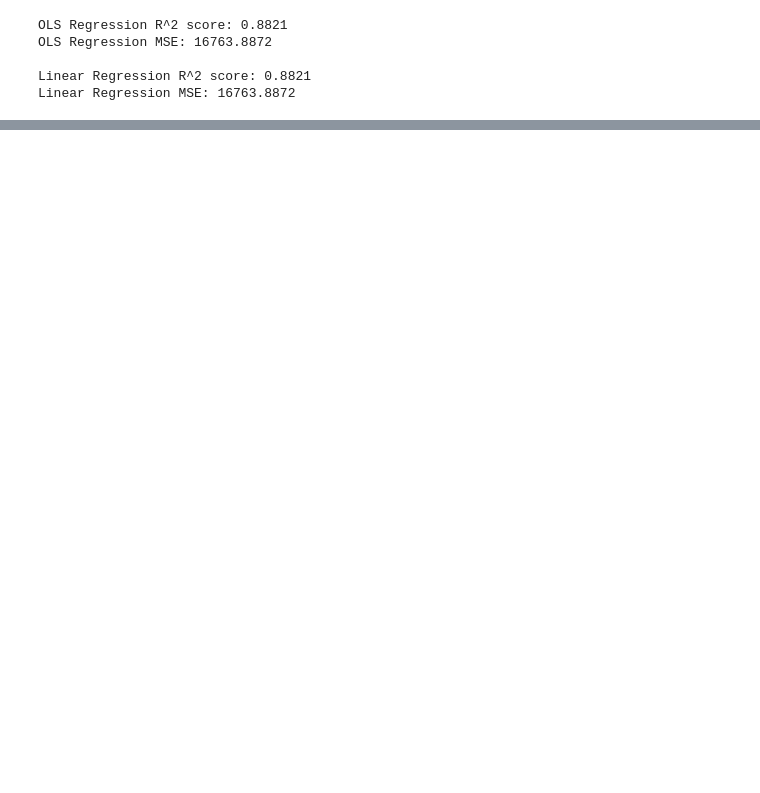
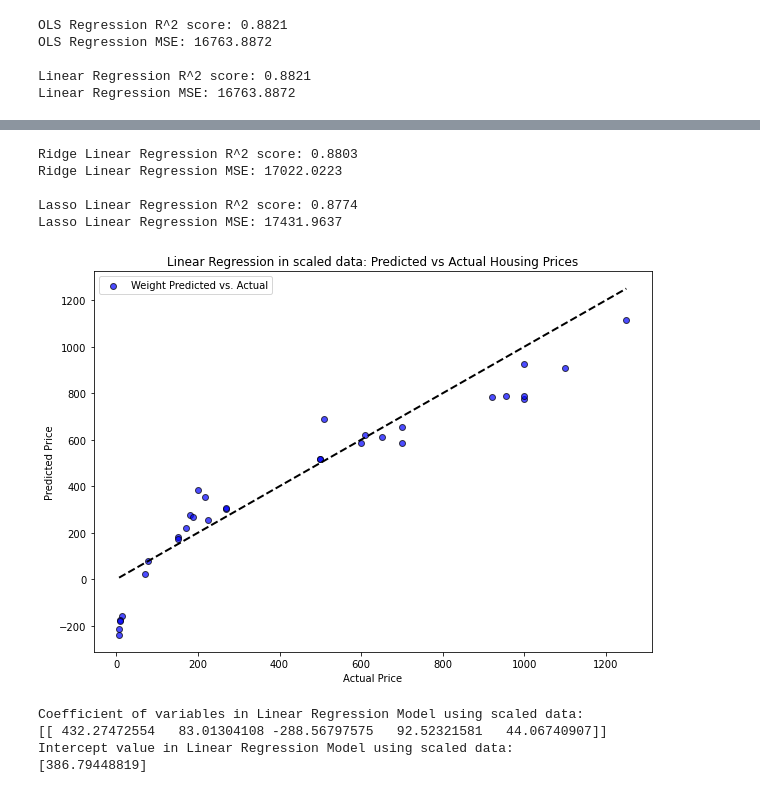
Before and after one commit to buddhathapa12/machine-learning, a Jupyter notebook: linearRegression_Assignment1/E923Q669_CS770_Asignment1_Q2.ipynb, the cells around one changed output, grey strips where cells are left out. Drawn from its saved outputs; the diff is of its cells as text; code cells hidden in the pictures; blank space fills up the shorter version.

```diff
--- a/linearRegression_Assignment1/E923Q669_CS770_Asignment1_Q2.ipynb
+++ b/linearRegression_Assignment1/E923Q669_CS770_Asignment1_Q2.ipynb
@@ -177,0 +278,41 @@ Linear Regression MSE: 16763.8872
+# %%
+
+models = ['Ridge', 'Lasso']
+predictions = [y_test_predicted_ridge, y_test_predicted_lasso]
+for name, y_pred in zip(models, predictions):
+    print(f"{name} Linear Regression R^2 score: {r2_score(y_test, y_pred):.4f}")
+    print(f"{name} Linear Regression MSE: {mean_squared_error(y_test, y_pred):.4f}\n")
+# %% [output]
+Ridge Linear Regression R^2 score: 0.8803
+Ridge Linear Regression MSE: 17022.0223
+
+Lasso Linear Regression R^2 score: 0.8774
+Lasso Linear Regression MSE: 17431.9637
+# %%
+#Training, Test data standardization:
+from sklearn.preprocessing import StandardScaler
+standard_scaler = StandardScaler()
+X_train_scaled = standard_scaler.fit_transform(X_train)
+X_test_scaled = standard_scaler.transform(X_test)
+# %%
+linear_model_with_scaled_data = LinearRegression().fit(X_train_scaled, y_train)
+y_predicted_with_scaled_data = linear_model_with_scaled_data.predict(X_test_scaled)
+# %%
+fig, axs = plt.subplots(figsize=(10, 7))
+plt.scatter(y_test, y_predicted_with_scaled_data, color='blue', edgecolor='k', alpha=0.7, label='Weight Predicted vs. Actual')
+plt.plot([y_test.min(), y_test.max()], [y_test.min(), y_test.max()], 'k--', lw=2)
+plt.xlabel('Actual Price')
+plt.ylabel('Predicted Price')
+plt.title(f'Linear Regression in scaled data: Predicted vs Actual Housing Prices')
+plt.legend()
+plt.show()
+# %% [output]
+[figure, added]
+# %%
+print(f"Coefficient of variables in Linear Regression Model using scaled data: \n{linear_model_with_scaled_data.coef_}")
+print(f"Intercept value in Linear Regression Model using scaled data: \n{linear_model_with_scaled_data.intercept_}")
+# %% [output]
+Coefficient of variables in Linear Regression Model using scaled data:
+[[ 432.27472554   83.01304108 -288.56797575   92.52321581   44.06740907]]
+Intercept value in Linear Regression Model using scaled data:
+[386.79448819]
```
Also changed, not shown: parts of 12 cells of this notebook.
